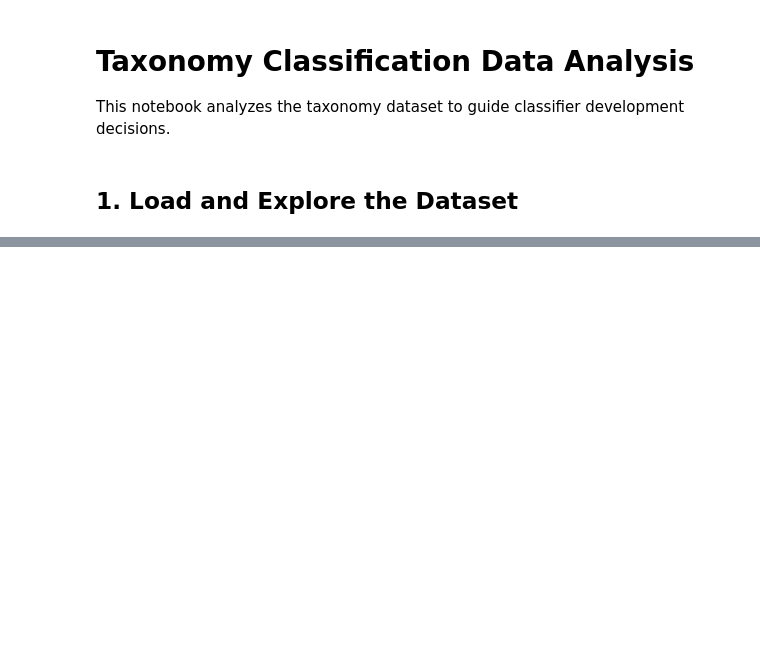
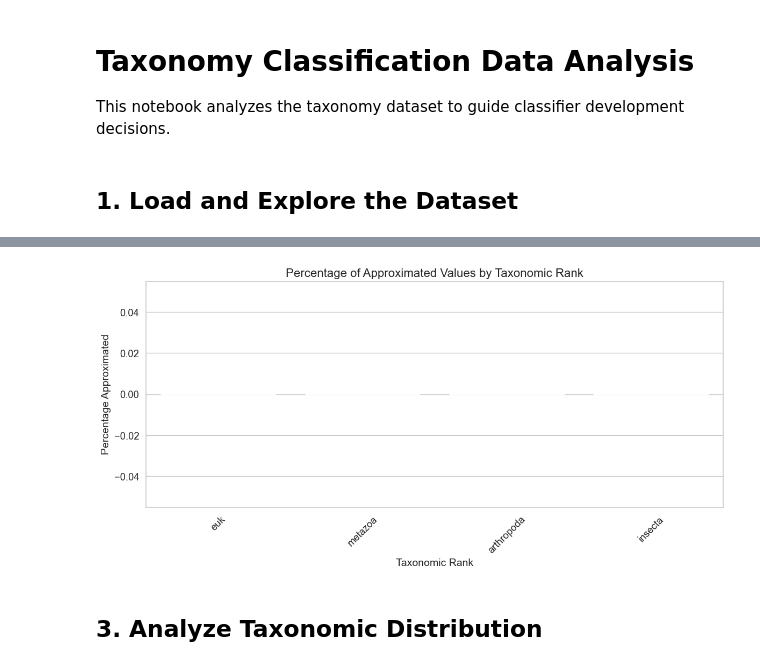
Before and after one commit to ntorqulu/taxo_classification, a Jupyter notebook: jupyter_notebooks/data_analysis.ipynb, the cells around one changed output, grey strips where cells are left out. Saved outputs shown, nothing was run; the diff lists cells and outputs as text; code cells hidden in the pictures; blank space fills up the shorter version.

```diff
--- a/jupyter_notebooks/data_analysis.ipynb
+++ b/jupyter_notebooks/data_analysis.ipynb
@@ -45,0 +75,23 @@ Unique taxonomic IDs: 252200
+# %%
+# Check approximated values
+approximated = {}
+for rank in [r.replace('_class', '') for r in taxonomy_ranks]:
+    col = f"{rank}_class"
+    approximated[rank] = df[df[col].str.contains('from', na=False)].shape[0]
+    approx_df = pd.DataFrame.from_dict(approximated, orient='index', columns=['Count'])
+    approx_df['Percentage'] = (approx_df['Count'] / len(df)) * 100
+    approx_df.sort_values('Percentage', ascending=False)
+# %%
+# Visualize approximated values
+plt.figure(figsize=(12, 6))
+sns.barplot(x=approx_df.index, y='Percentage', data=approx_df)
+plt.title('Percentage of Approximated Values by Taxonomic Rank', fontsize=16)
+plt.ylabel('Percentage Approximated', fontsize=14)
+plt.xlabel('Taxonomic Rank', fontsize=14)
+plt.xticks(rotation=45)
+plt.tight_layout()
+plt.show()
+# %% [output]
+[figure, added]
+# %% [markdown]
+## 3. Analyze Taxonomic Distribution
```
Also changed, not shown: parts of 26 cells of this notebook, 42 other files.
